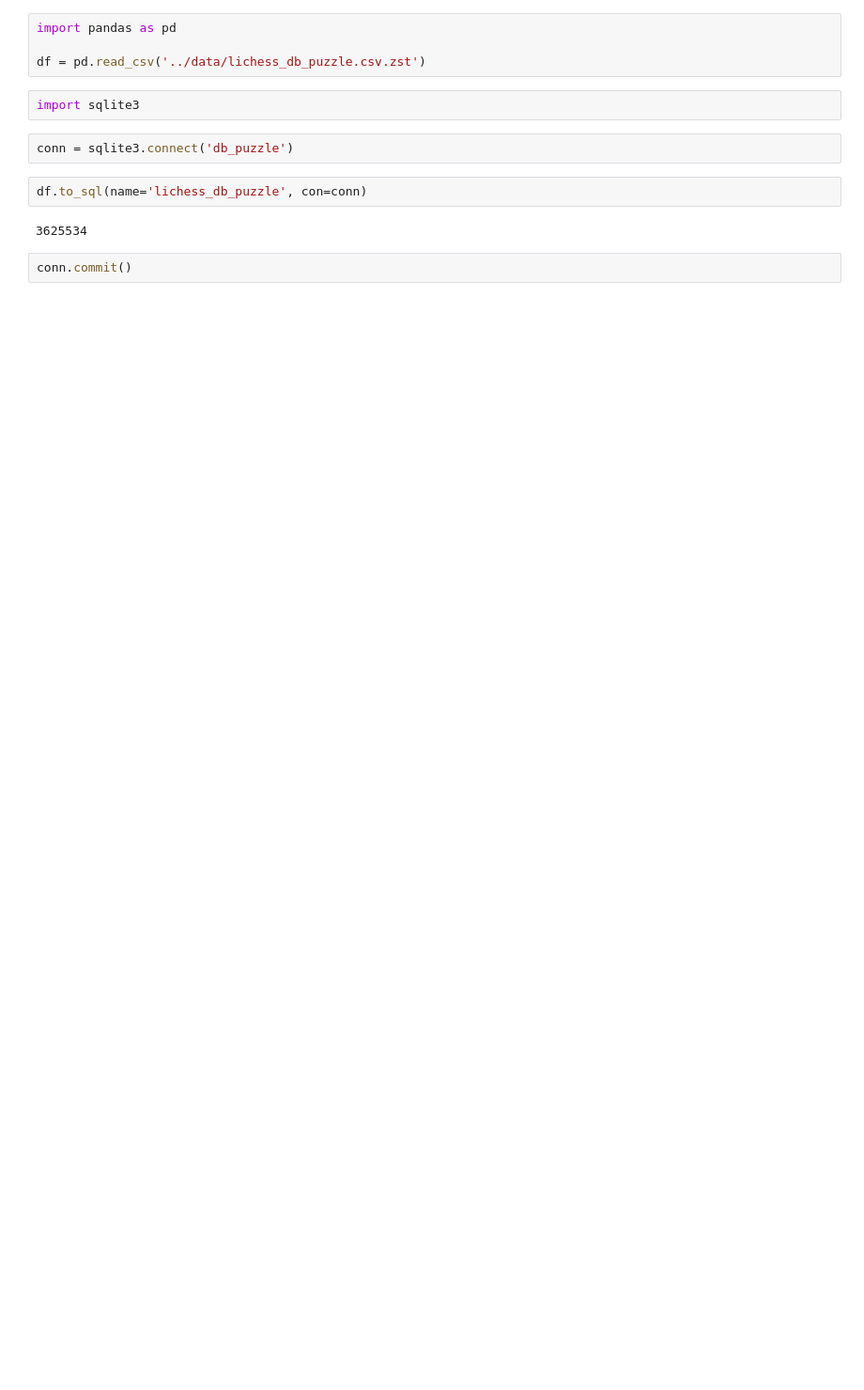
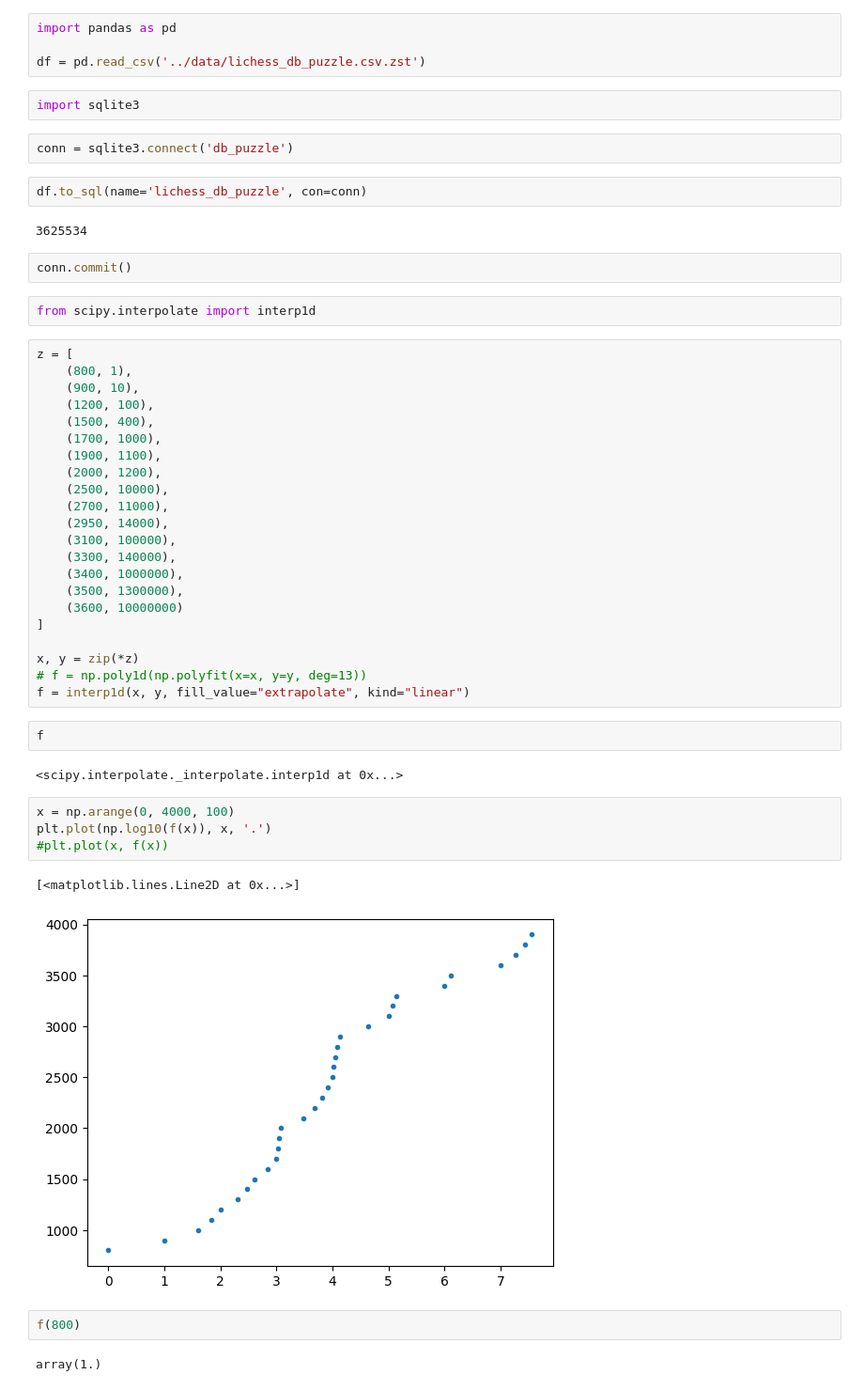
Before and after one commit to warpdynamicsltd/chesslab, a Jupyter notebook: notebooks/draft.ipynb, the cells around one changed output. Shown at 94% size. Drawn from its saved outputs; the diff is of its cells as text; blank space fills up the shorter version.

```diff
--- a/notebooks/draft.ipynb
+++ b/notebooks/draft.ipynb
@@ -368,3 +368,42 @@ df.to_sql(name='lichess_db_puzzle', con=conn)
 3625534
 # %%
 conn.commit()
+# %%
+from scipy.interpolate import interp1d
+# %%
+z = [
+    (800, 1),
+    (900, 10),
+    (1200, 100),
+    (1500, 400),
+    (1700, 1000),
+    (1900, 1100),
+    (2000, 1200),
+    (2500, 10000),
+    (2700, 11000),
+    (2950, 14000),
+    (3100, 100000),
+    (3300, 140000),
+    (3400, 1000000),
+    (3500, 1300000),
+    (3600, 10000000)
+]
+
+x, y = zip(*z)
+# f = np.poly1d(np.polyfit(x=x, y=y, deg=13))
+f = interp1d(x, y, fill_value="extrapolate", kind="linear")
+# %%
+f
+# %% [output]
+<scipy.interpolate._interpolate.interp1d at 0x...>
+# %%
+x = np.arange(0, 4000, 100)
+plt.plot(np.log10(f(x)), x, '.')
+#plt.plot(x, f(x))
+# %% [output]
+[<matplotlib.lines.Line2D at 0x...>]
+[figure, added]
+# %%
+f(800)
+# %% [output]
+array(1.)
```
Also changed, not shown: parts of 4 cells of this notebook, 9 other files.
